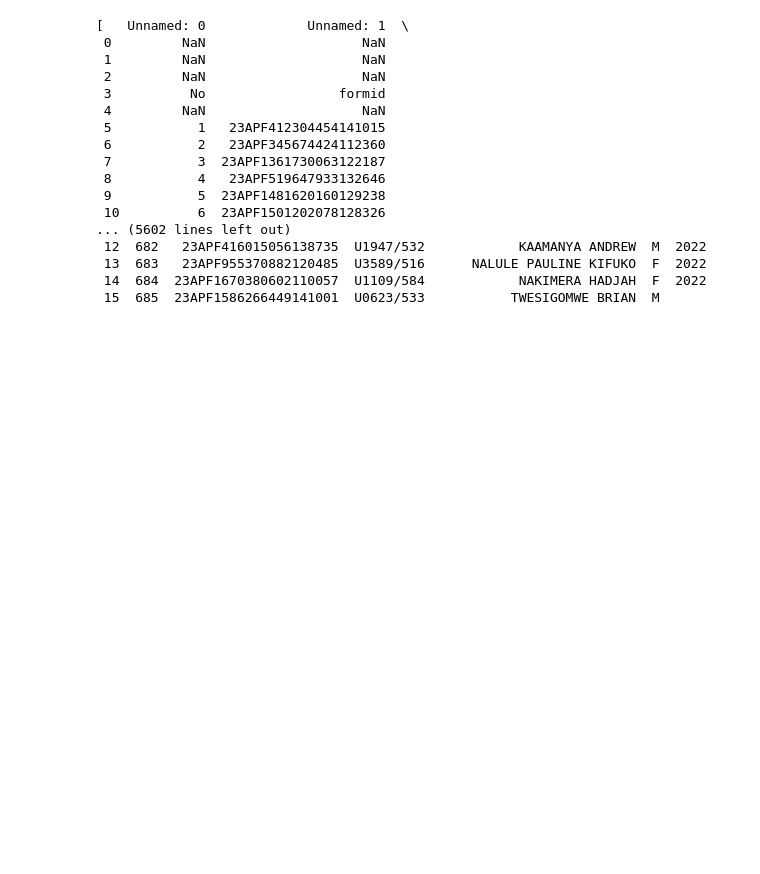
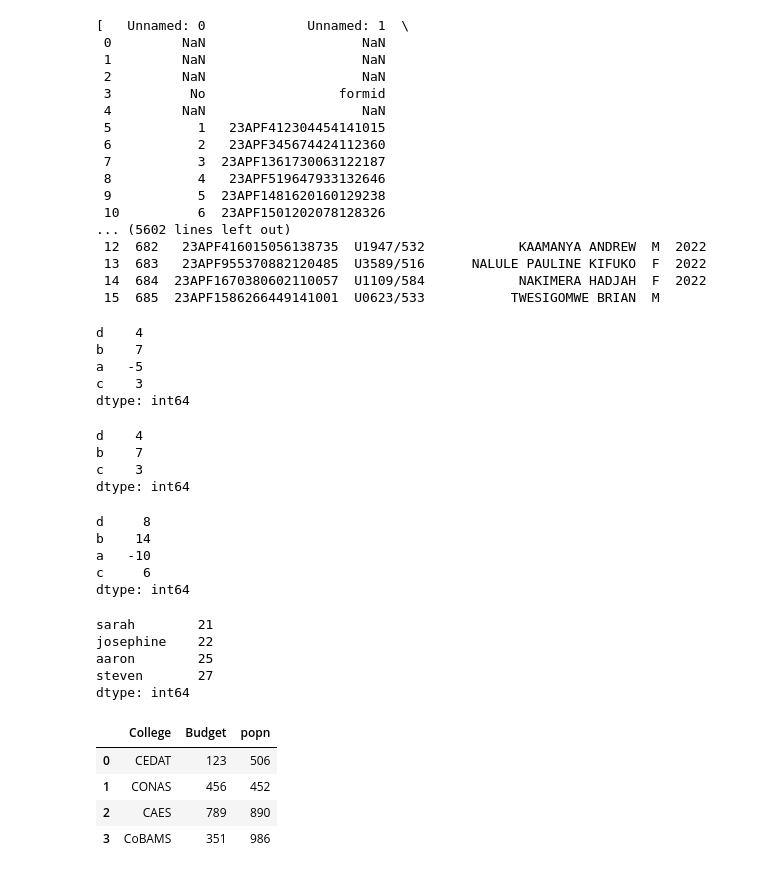
Before and after one commit to sarahbha/DataAnalysis, a Jupyter notebook: Untitled1.ipynb, the cells around one changed output. Saved outputs shown, nothing was run; the diff lists cells and outputs as text; code cells hidden in the pictures; blank space fills up the shorter version.

```diff
--- a/Untitled1.ipynb
+++ b/Untitled1.ipynb
@@ -24,3 +24,51 @@ No module named 'jpype'
  13  683   23APF955370882120485  U3589/516      NALULE PAULINE KIFUKO  F  2022
  14  684  23APF1670380602110057  U1109/584            NAKIMERA HADJAH  F  2022
  15  685  23APF1586266449141001  U0623/533           TWESIGOMWE BRIAN  M
+# %%
+#import pandas as pd
+import pandas as pd
+obj = pd.Series([4,7,-5,3], index=["d", "b", "a", "c"])
+obj
+# %% [output]
+d    4
+b    7
+a   -5
+c    3
+dtype: int64
+# %%
+obj[obj>0]
+# %% [output]
+d    4
+b    7
+c    3
+dtype: int64
+# %%
+obj *2
+# %% [output]
+d     8
+b    14
+a   -10
+c     6
+dtype: int64
+# %%
+dict={"sarah":21,"josephine":22,"aaron":25,"steven":27}
+names=pd.Series(dict)
+names
+# %% [output]
+sarah        21
+josephine    22
+aaron        25
+steven       27
+dtype: int64
+# %%
+#data frame
+df=pd.DataFrame({"College": ["CEDAT", "CONAS", "CAES", "CoBAMS"],
+                 "Budget": [123, 456, 789, 351],
+                 "popn":[506,  452, 890, 986]})
+df
+# %% [output]
+|  | College | Budget | popn |
+| 0 | CEDAT | 123 | 506 |
+| 1 | CONAS | 456 | 452 |
+| 2 | CAES | 789 | 890 |
+| 3 | CoBAMS | 351 | 986 |
```
Also changed, not shown: parts of 1 cell of this notebook.
